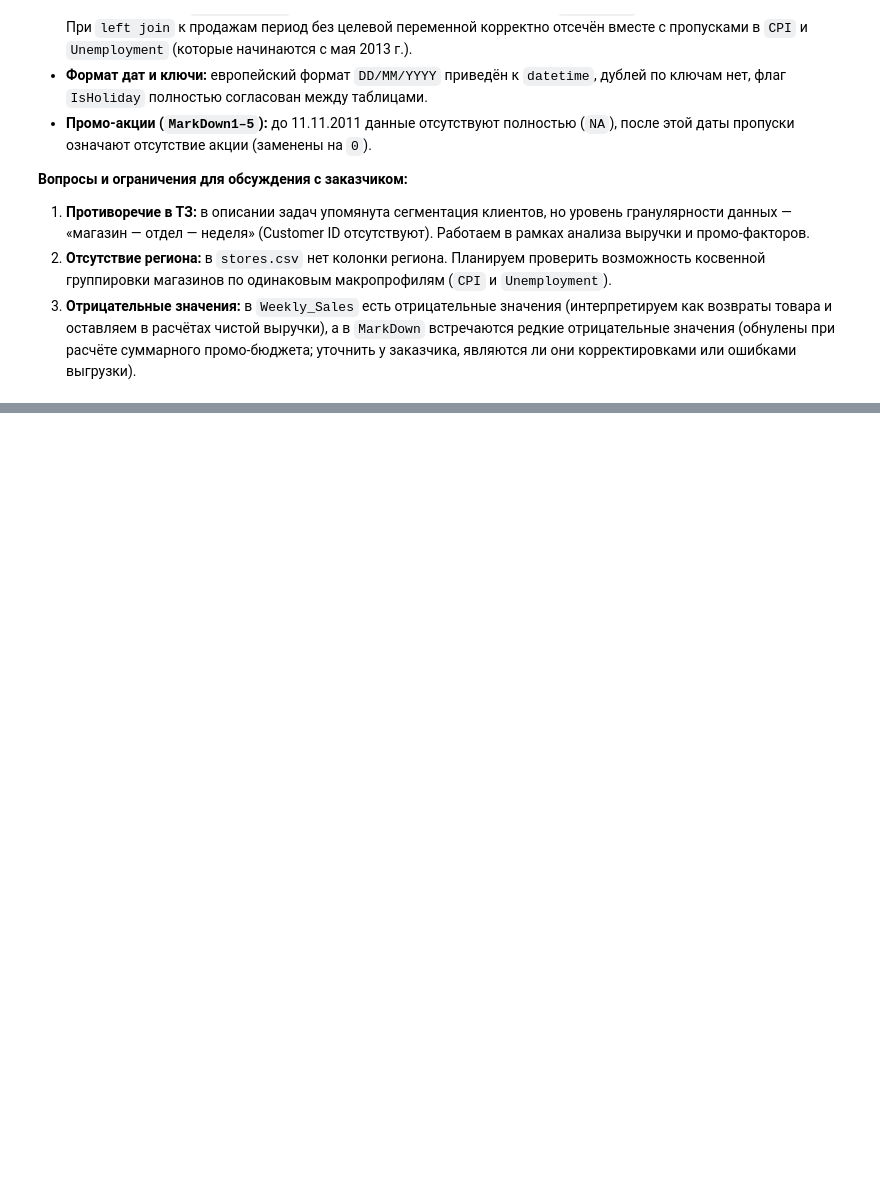
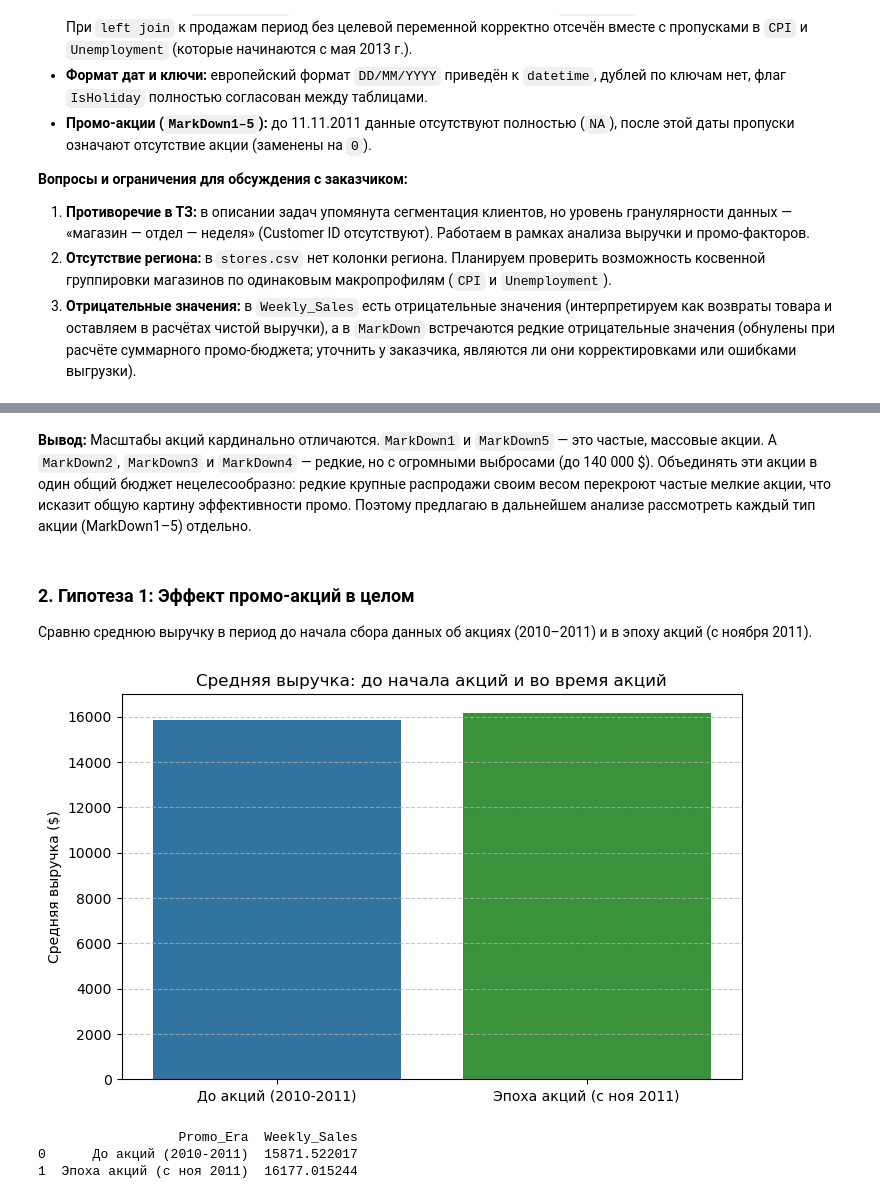
Before and after one commit to lamahr/Store_Data_Audit, a Jupyter notebook: notebooks/01_data_audit.ipynb, the cells around one changed output, grey strips where cells are left out. Cells and saved outputs as stored; diff of their text form; code cells hidden in the pictures; blank space fills up the shorter version.

```diff
--- a/notebooks/01_data_audit.ipynb
+++ b/notebooks/01_data_audit.ipynb
@@ -178,0 +213,27 @@ display(df.head(5))
+# %% [markdown]
+**Вывод:** Масштабы акций кардинально отличаются.`MarkDown1` и `MarkDown5` — это частые, массовые акции. А `MarkDown2`, `MarkDown3` и `MarkDown4` — редкие, но с огромными выбросами (до 140 000 $). Объединять эти акции в один общий бюджет нецелесообразно: редкие крупные распродажи своим весом перекроют частые мелкие акции, что исказит общую картину эффективности промо. Поэтому предлагаю в дальнейшем анализе рассмотреть каждый тип акции (MarkDown1–5) отдельно.
+# %% [markdown]
+### 2. Гипотеза 1: Эффект промо-акций в целом
+Сравню среднюю выручку в период до начала сбора данных об акциях (2010–2011) и в эпоху акций (с ноября 2011).
+# %%
+# Делим даты на "До акций" и "Эпоха акций"
+df['Promo_Era'] = (df['Date'] >= '2011-11-11').map({True: 'Эпоха акций (с ноя 2011)', False: 'До акций (2010-2011)'})
+
+# Считаем среднюю выручку
+promo_effect = df.groupby('Promo_Era')['Weekly_Sales'].mean().reset_index()
+
+# Рисуем график
+plt.figure(figsize=(8, 5))
+sns.barplot(data=promo_effect, x='Promo_Era', y='Weekly_Sales', hue='Promo_Era', palette=['#1f77b4', '#2ca02c'], legend=False)
+plt.title('Средняя выручка: до начала акций и во время акций')
+plt.ylabel('Средняя выручка ($)')
+plt.xlabel('')
+plt.grid(axis='y', linestyle='--', alpha=0.7)
+plt.show()
+
+print(promo_effect)
+# %% [output]
+[figure, added]
+                  Promo_Era  Weekly_Sales
+0      До акций (2010-2011)  15871.522017
+1  Эпоха акций (с ноя 2011)  16177.015244
```
Also changed, not shown: parts of 12 cells of this notebook.
